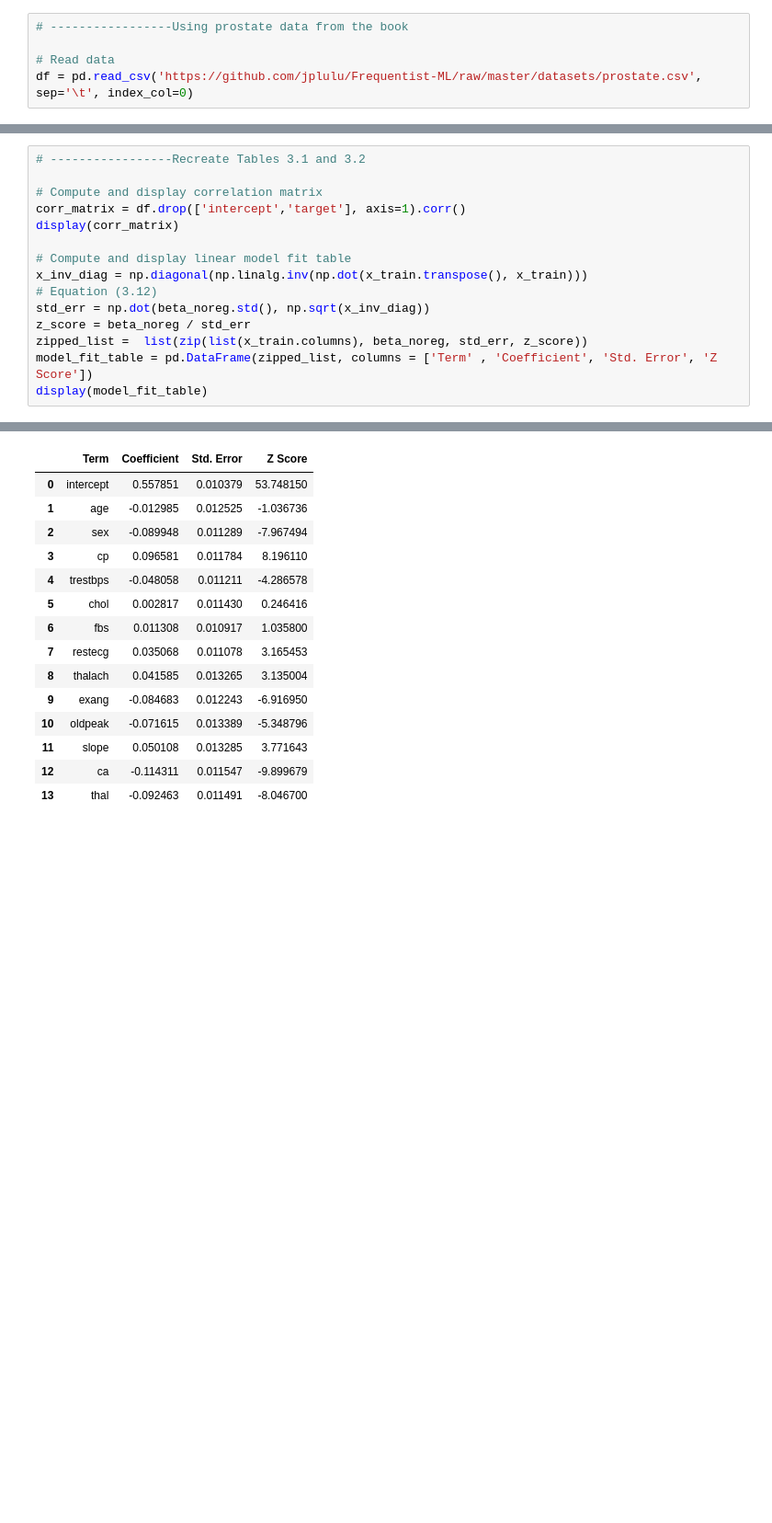
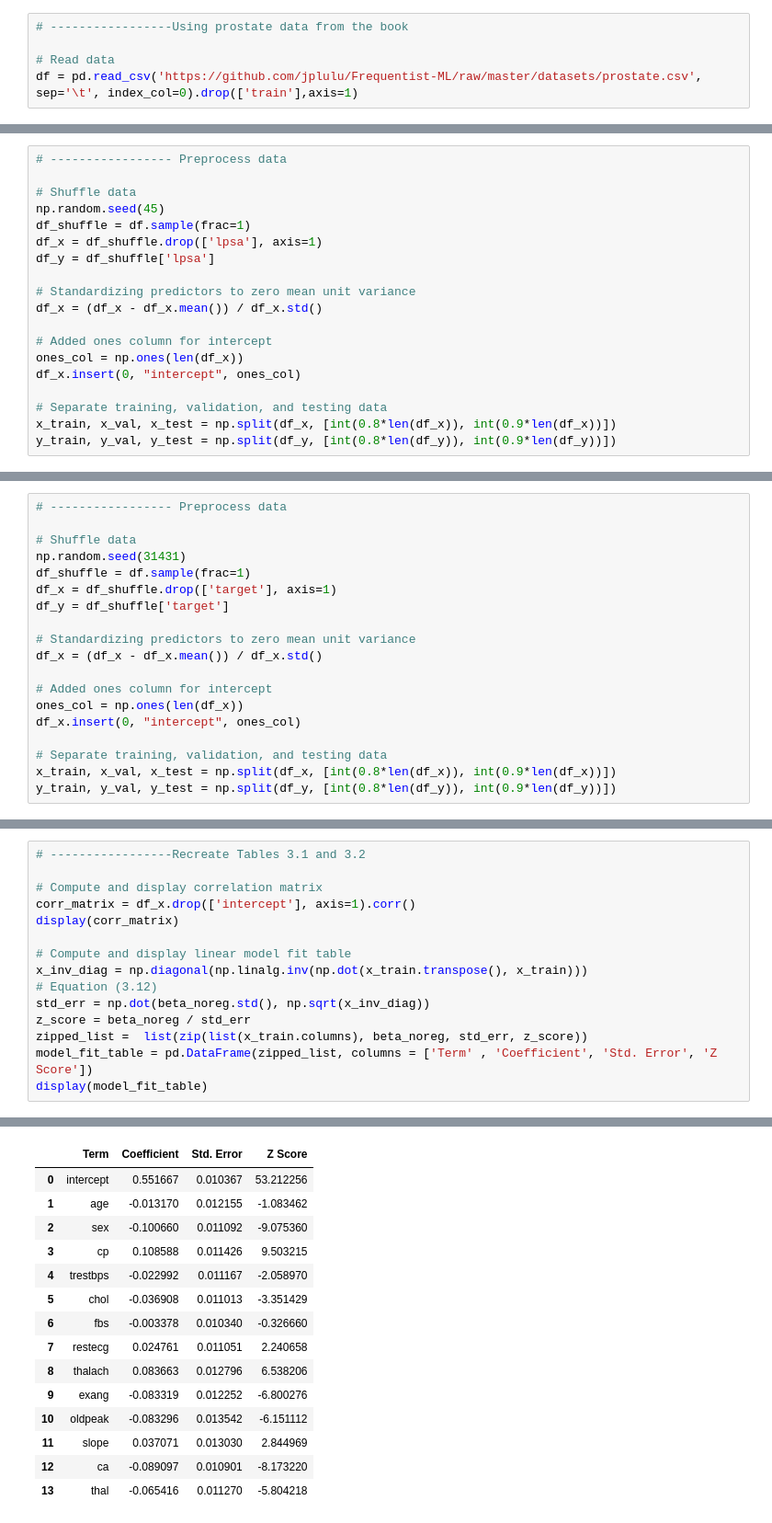
Before and after one commit to jplulu/Frequentist-ML, a Jupyter notebook: linear_regression.ipynb, the cells around one changed output, grey strips where cells are left out. Shown at 92% size. Saved outputs shown, nothing was run; the diff lists cells and outputs as text; blank space fills up the shorter version.

```diff
--- a/linear_regression.ipynb
+++ b/linear_regression.ipynb
@@ -9,4 +12,4 @@ from sklearn.linear_model import Lasso
 # -----------------Using prostate data from the book
 
 # Read data
-df = pd.read_csv('https://github.com/jplulu/Frequentist-ML/raw/master/datasets/prostate.csv', sep='\t', index_col=0)
+df = pd.read_csv('https://github.com/jplulu/Frequentist-ML/raw/master/datasets/prostate.csv', sep='\t', index_col=0).drop(['train'],axis=1)
@@ -45,0 +16,19 @@ x_test.intercept = np.ones(len(x_test))
+# %%
+# ----------------- Preprocess data
+
+# Shuffle data
+np.random.seed(45)
+df_shuffle = df.sample(frac=1)
+df_x = df_shuffle.drop(['lpsa'], axis=1)
+df_y = df_shuffle['lpsa']
+
+# Standardizing predictors to zero mean unit variance
+df_x = (df_x - df_x.mean()) / df_x.std()
+
+# Added ones column for intercept
+ones_col = np.ones(len(df_x))
+df_x.insert(0, "intercept", ones_col)
+
+# Separate training, validation, and testing data
+x_train, x_val, x_test = np.split(df_x, [int(0.8*len(df_x)), int(0.9*len(df_x))])
+y_train, y_val, y_test = np.split(df_y, [int(0.8*len(df_y)), int(0.9*len(df_y))])
@@ -258,0 +263,19 @@ x_test.intercept = np.ones(len(x_test))
+# %%
+# ----------------- Preprocess data
+
+# Shuffle data
+np.random.seed(31431)
+df_shuffle = df.sample(frac=1)
+df_x = df_shuffle.drop(['target'], axis=1)
+df_y = df_shuffle['target']
+
+# Standardizing predictors to zero mean unit variance
+df_x = (df_x - df_x.mean()) / df_x.std()
+
+# Added ones column for intercept
+ones_col = np.ones(len(df_x))
+df_x.insert(0, "intercept", ones_col)
+
+# Separate training, validation, and testing data
+x_train, x_val, x_test = np.split(df_x, [int(0.8*len(df_x)), int(0.9*len(df_x))])
+y_train, y_val, y_test = np.split(df_y, [int(0.8*len(df_y)), int(0.9*len(df_y))])
@@ -281,45 +306,45 @@ The mean squared error on the training dataset is 0.1135 and the mean squared er
 # %%
 # -----------------Recreate Tables 3.1 and 3.2
 
 # Compute and display correlation matrix
-corr_matrix = df.drop(['intercept','target'], axis=1).corr()
+corr_matrix = df_x.drop(['intercept'], axis=1).corr()
 display(corr_matrix)
 
 # Compute and display linear model fit table
 x_inv_diag = np.diagonal(np.linalg.inv(np.dot(x_train.transpose(), x_train)))
 # Equation (3.12)
 std_err = np.dot(beta_noreg.std(), np.sqrt(x_inv_diag))
 z_score = beta_noreg / std_err
 zipped_list =  list(zip(list(x_train.columns), beta_noreg, std_err, z_score))
 model_fit_table = pd.DataFrame(zipped_list, columns = ['Term' , 'Coefficient', 'Std. Error', 'Z Score'])
 display(model_fit_table)
 # %% [output]
 |  | age | sex | cp | trestbps | chol | fbs | restecg | thalach | exang | oldpeak | slope | ... |
 | age | 1.000000 | -0.098447 | -0.068653 | 0.279351 | 0.213678 | 0.121308 | -0.116211 | -0.398522 | 0.096801 | 0.210013 | -0.168814 | ... |
 | sex | -0.098447 | 1.000000 | -0.049353 | -0.056769 | -0.197912 | 0.045032 | -0.058196 | -0.044020 | 0.141664 | 0.096093 | -0.030711 | ... |
 | cp | -0.068653 | -0.049353 | 1.000000 | 0.047608 | -0.076904 | 0.094444 | 0.044421 | 0.295762 | -0.394280 | -0.149230 | 0.119717 | ... |
 | trestbps | 0.279351 | -0.056769 | 0.047608 | 1.000000 | 0.123174 | 0.177531 | -0.114103 | -0.046698 | 0.067616 | 0.193216 | -0.121475 | ... |
 | chol | 0.213678 | -0.197912 | -0.076904 | 0.123174 | 1.000000 | 0.013294 | -0.151040 | -0.009940 | 0.067023 | 0.053952 | -0.004038 | ... |
 | fbs | 0.121308 | 0.045032 | 0.094444 | 0.177531 | 0.013294 | 1.000000 | -0.084189 | -0.008567 | 0.025665 | 0.005747 | -0.059894 | ... |
 | restecg | -0.116211 | -0.058196 | 0.044421 | -0.114103 | -0.151040 | -0.084189 | 1.000000 | 0.044123 | -0.070733 | -0.058770 | 0.093045 | ... |
 | thalach | -0.398522 | -0.044020 | 0.295762 | -0.046698 | -0.009940 | -0.008567 | 0.044123 | 1.000000 | -0.378812 | -0.344187 | 0.386784 | ... |
 | exang | 0.096801 | 0.141664 | -0.394280 | 0.067616 | 0.067023 | 0.025665 | -0.070733 | -0.378812 | 1.000000 | 0.288223 | -0.257748 | ... |
 | oldpeak | 0.210013 | 0.096093 | -0.149230 | 0.193216 | 0.053952 | 0.005747 | -0.058770 | -0.344187 | 0.288223 | 1.000000 | -0.577537 | ... |
 | slope | -0.168814 | -0.030711 | 0.119717 | -0.121475 | -0.004038 | -0.059894 | 0.093045 | 0.386784 | -0.257748 | -0.577537 | 1.000000 | ... |
 | ca | 0.276326 | 0.118261 | -0.181053 | 0.101389 | 0.070511 | 0.137979 | -0.072042 | -0.213177 | 0.115739 | 0.222682 | -0.080155 | ... |
 | thal | 0.068001 | 0.210041 | -0.161736 | 0.062210 | 0.098803 | -0.032019 | -0.011981 | -0.096439 | 0.206754 | 0.210244 | -0.104764 | ... |
 |  | Term | Coefficient | Std. Error | Z Score |
-| 0 | intercept | 0.557851 | 0.010379 | 53.748150 |
-| 1 | age | -0.012985 | 0.012525 | -1.036736 |
-| 2 | sex | -0.089948 | 0.011289 | -7.967494 |
-| 3 | cp | 0.096581 | 0.011784 | 8.196110 |
-| 4 | trestbps | -0.048058 | 0.011211 | -4.286578 |
-| 5 | chol | 0.002817 | 0.011430 | 0.246416 |
-| 6 | fbs | 0.011308 | 0.010917 | 1.035800 |
-| 7 | restecg | 0.035068 | 0.011078 | 3.165453 |
-| 8 | thalach | 0.041585 | 0.013265 | 3.135004 |
-| 9 | exang | -0.084683 | 0.012243 | -6.916950 |
-| 10 | oldpeak | -0.071615 | 0.013389 | -5.348796 |
-| 11 | slope | 0.050108 | 0.013285 | 3.771643 |
-| 12 | ca | -0.114311 | 0.011547 | -9.899679 |
-| 13 | thal | -0.092463 | 0.011491 | -8.046700 |
+| 0 | intercept | 0.551667 | 0.010367 | 53.212256 |
+| 1 | age | -0.013170 | 0.012155 | -1.083462 |
+| 2 | sex | -0.100660 | 0.011092 | -9.075360 |
+| 3 | cp | 0.108588 | 0.011426 | 9.503215 |
+| 4 | trestbps | -0.022992 | 0.011167 | -2.058970 |
+| 5 | chol | -0.036908 | 0.011013 | -3.351429 |
+| 6 | fbs | -0.003378 | 0.010340 | -0.326660 |
+| 7 | restecg | 0.024761 | 0.011051 | 2.240658 |
+| 8 | thalach | 0.083663 | 0.012796 | 6.538206 |
+| 9 | exang | -0.083319 | 0.012252 | -6.800276 |
+| 10 | oldpeak | -0.083296 | 0.013542 | -6.151112 |
+| 11 | slope | 0.037071 | 0.013030 | 2.844969 |
+| 12 | ca | -0.089097 | 0.010901 | -8.173220 |
+| 13 | thal | -0.065416 | 0.011270 | -5.804218 |
```
Also changed, not shown: parts of 33 cells of this notebook.
